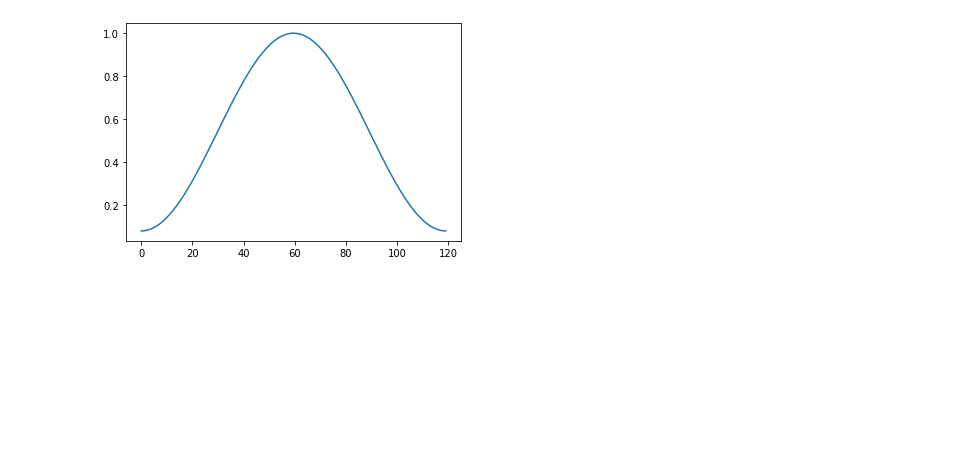
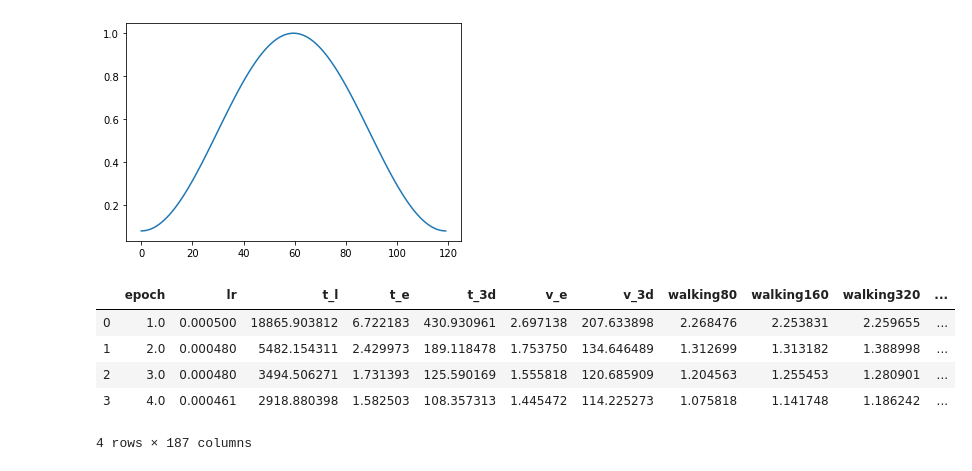
Before and after one commit to tileb1/LearnTrajDep, a Jupyter notebook: Untitled.ipynb, the cells around one changed output. Cells and saved outputs as stored; diff of their text form; code cells hidden in the pictures; blank space fills up the shorter version.

```diff
--- a/Untitled.ipynb
+++ b/Untitled.ipynb
@@ -89,0 +104,9 @@ NameError: name 'poses_end_joints' is not defined
+# %%
+pd.read_csv('./checkpoint/test/main_in10_out25_dctn30.csv')
+# %% [output]
+|  | epoch | lr | t_l | t_e | t_3d | v_e | v_3d | walking80 | walking160 | walking320 | ... |
+| 0 | 1.0 | 0.000500 | 18865.903812 | 6.722183 | 430.930961 | 2.697138 | 207.633898 | 2.268476 | 2.253831 | 2.259655 | ... |
+| 1 | 2.0 | 0.000480 | 5482.154311 | 2.429973 | 189.118478 | 1.753750 | 134.646489 | 1.312699 | 1.313182 | 1.388998 | ... |
+| 2 | 3.0 | 0.000480 | 3494.506271 | 1.731393 | 125.590169 | 1.555818 | 120.685909 | 1.204563 | 1.255453 | 1.280901 | ... |
+| 3 | 4.0 | 0.000461 | 2918.880398 | 1.582503 | 108.357313 | 1.445472 | 114.225273 | 1.075818 | 1.141748 | 1.186242 | ... |
+4 rows × 187 columns
```
Also changed, not shown: parts of 9 cells of this notebook, 2 other files.
